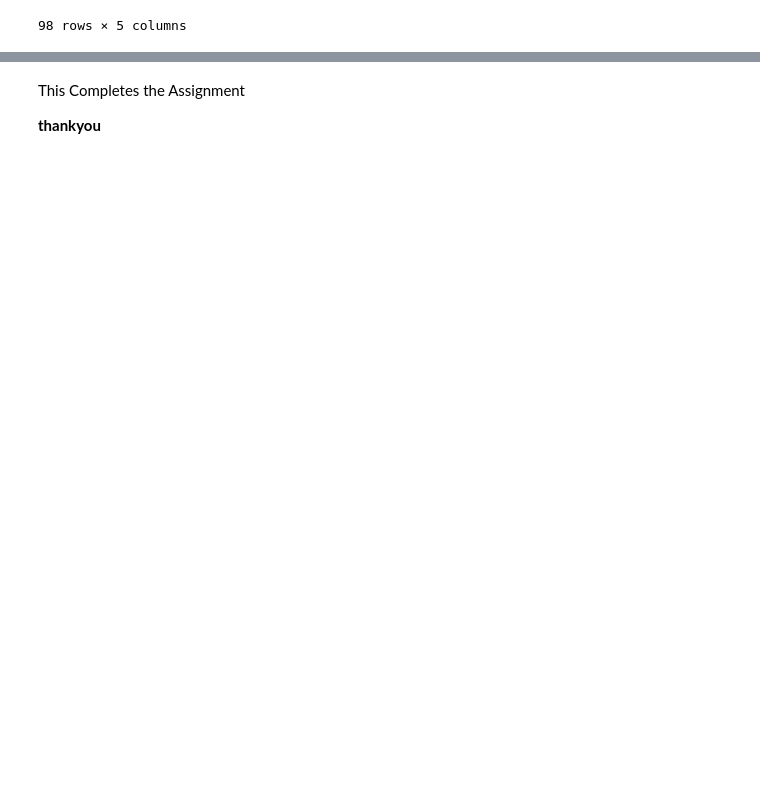
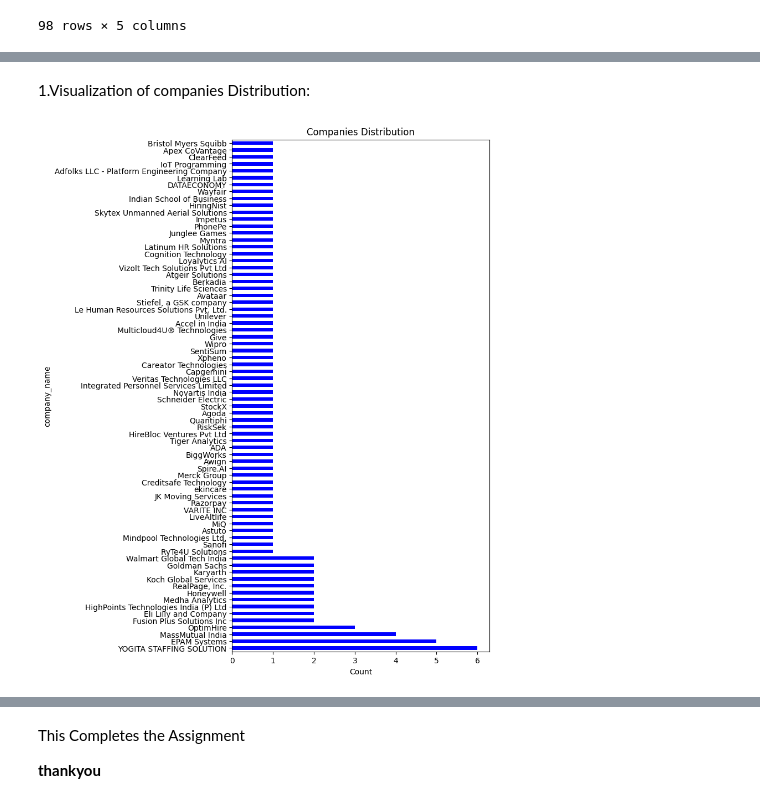
Before and after one commit to Beingruman28/Data_Science, a Jupyter notebook: DS201_Mid_Course_Summative_Assignment_Web_Scraping.ipynb, the cells around one changed output, grey strips where cells are left out. Drawn from its saved outputs; the diff is of its cells as text; code cells hidden in the pictures; blank space fills up the shorter version.

```diff
--- a/DS201_Mid_Course_Summative_Assignment_Web_Scraping.ipynb
+++ b/DS201_Mid_Course_Summative_Assignment_Web_Scraping.ipynb
@@ -189,0 +272,6 @@ df
+# %%
+# Example insights
+job_title_counts = df['job_title'].value_counts()
+location_counts = df['location'].value_counts()
+company_name_counts = df['company_name'].value_counts()
+# Add more insights as needed
@@ -189,0 +315,13 @@ df
+# %% [markdown]
+1.Visualization of companies Distribution:
+# %%
+import matplotlib.pyplot as plt
+
+plt.figure(figsize=(6, 12))
+company_name_counts.plot(kind='barh', color='blue')
+plt.title('Companies Distribution')
+plt.ylabel('company_name')
+plt.xlabel('Count')
+plt.show()
+# %% [output]
+[figure, added]
```
Also changed, not shown: parts of 19 cells of this notebook.
